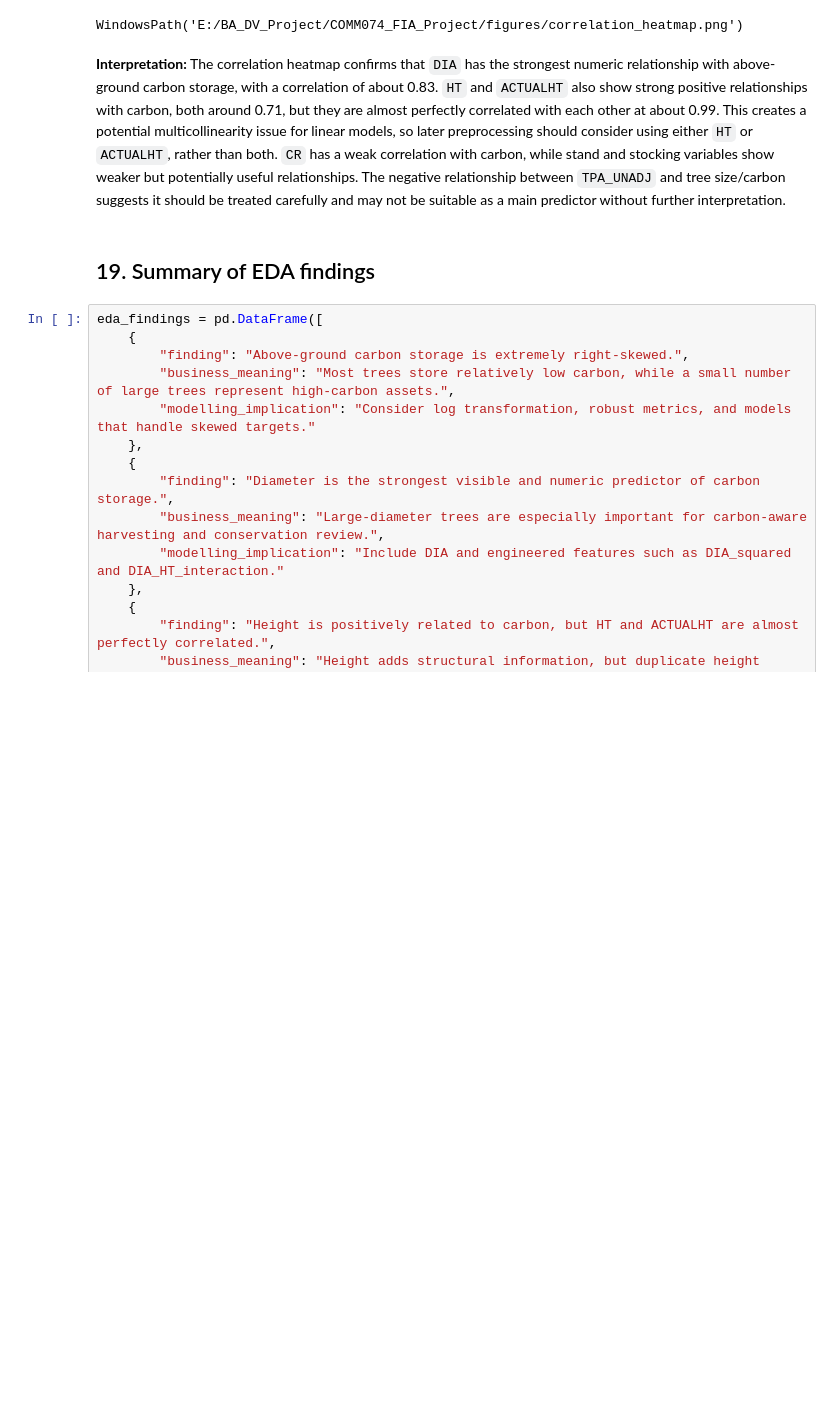
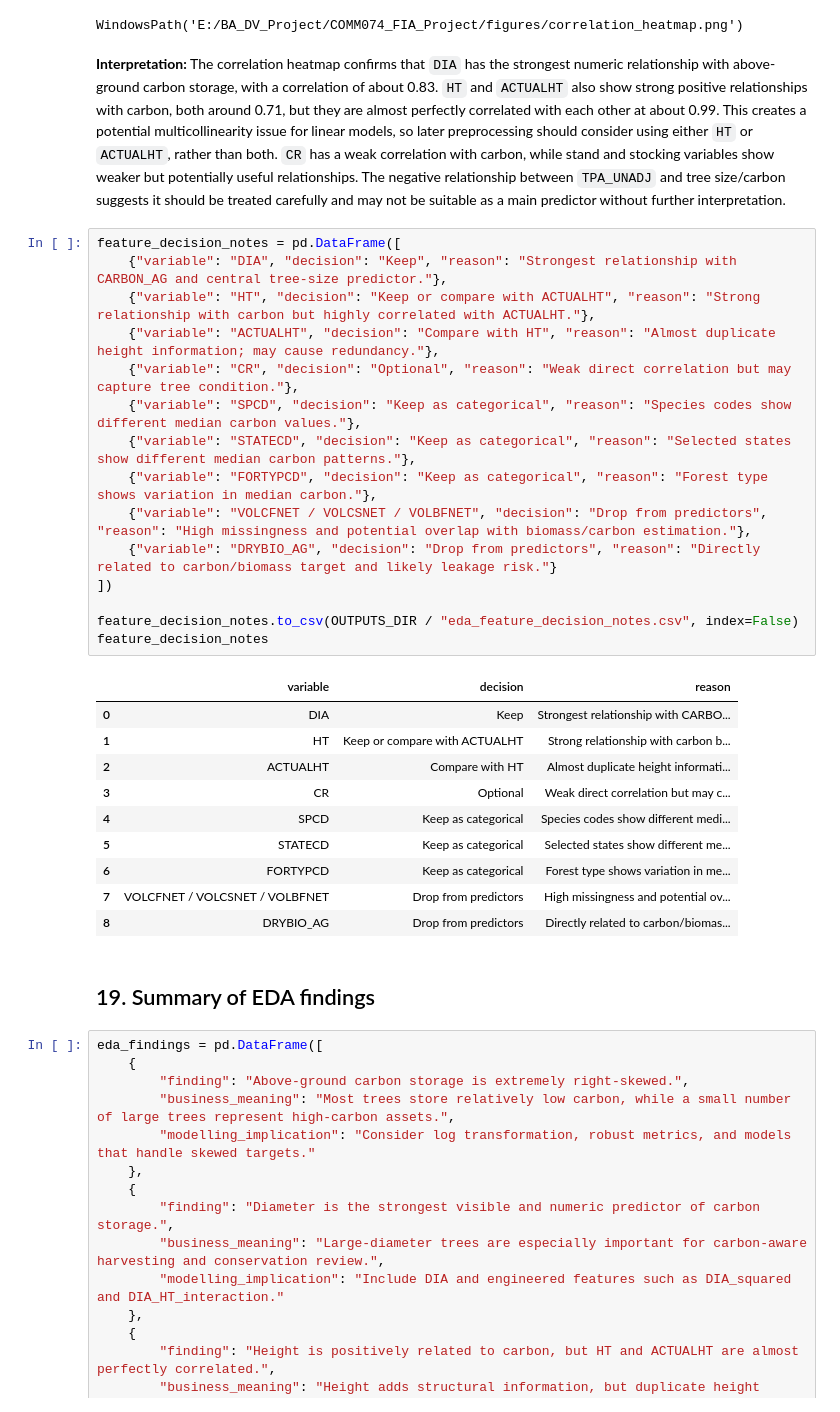
Before and after one commit to mzsh0608/COMM074-FIA-Preprocessing, a Jupyter notebook: notebooks/04_eda_tree_carbon_storage.ipynb, the cells around one changed output. Cells and saved outputs as stored; diff of their text form; blank space fills up the shorter version.

Commit message:
Refine EDA notebook logic and feature decision notes

```diff
--- a/notebooks/04_eda_tree_carbon_storage.ipynb
+++ b/notebooks/04_eda_tree_carbon_storage.ipynb
@@ -439,6 +449,32 @@ plot_correlation_heatmap(df)
 WindowsPath('E:/BA_DV_Project/COMM074_FIA_Project/figures/correlation_heatmap.png')
 # %% [markdown]
 **Interpretation:** The correlation heatmap confirms that `DIA` has the strongest numeric relationship with above-ground carbon storage, with a correlation of about 0.83. `HT` and `ACTUALHT` also show strong positive relationships with carbon, both around 0.71, but they are almost perfectly correlated with each other at about 0.99. This creates a potential multicollinearity issue for linear models, so later preprocessing should consider using either `HT` or `ACTUALHT`, rather than both. `CR` has a weak correlation with carbon, while stand and stocking variables show weaker but potentially useful relationships. The negative relationship between `TPA_UNADJ` and tree size/carbon suggests it should be treated carefully and may not be suitable as a main predictor without further interpretation.
+# %%
+feature_decision_notes = pd.DataFrame([
+    {"variable": "DIA", "decision": "Keep", "reason": "Strongest relationship with CARBON_AG and central tree-size predictor."},
+    {"variable": "HT", "decision": "Keep or compare with ACTUALHT", "reason": "Strong relationship with carbon but highly correlated with ACTUALHT."},
+    {"variable": "ACTUALHT", "decision": "Compare with HT", "reason": "Almost duplicate height information; may cause redundancy."},
+    {"variable": "CR", "decision": "Optional", "reason": "Weak direct correlation but may capture tree condition."},
+    {"variable": "SPCD", "decision": "Keep as categorical", "reason": "Species codes show different median carbon values."},
+    {"variable": "STATECD", "decision": "Keep as categorical", "reason": "Selected states show different median carbon patterns."},
+    {"variable": "FORTYPCD", "decision": "Keep as categorical", "reason": "Forest type shows variation in median carbon."},
+    {"variable": "VOLCFNET / VOLCSNET / VOLBFNET", "decision": "Drop from predictors", "reason": "High missingness and potential overlap with biomass/carbon estimation."},
+    {"variable": "DRYBIO_AG", "decision": "Drop from predictors", "reason": "Directly related to carbon/biomass target and likely leakage risk."}
+])
+
+feature_decision_notes.to_csv(OUTPUTS_DIR / "eda_feature_decision_notes.csv", index=False)
+feature_decision_notes
+# %% [output]
+|  | variable | decision | reason |
+| 0 | DIA | Keep | Strongest relationship with CARBO... |
+| 1 | HT | Keep or compare with ACTUALHT | Strong relationship with carbon b... |
+| 2 | ACTUALHT | Compare with HT | Almost duplicate height informati... |
+| 3 | CR | Optional | Weak direct correlation but may c... |
+| 4 | SPCD | Keep as categorical | Species codes show different medi... |
+| 5 | STATECD | Keep as categorical | Selected states show different me... |
+| 6 | FORTYPCD | Keep as categorical | Forest type shows variation in me... |
+| 7 | VOLCFNET / VOLCSNET / VOLBFNET | Drop from predictors | High missingness and potential ov... |
+| 8 | DRYBIO_AG | Drop from predictors | Directly related to carbon/biomas... |
 # %% [markdown]
 ## 19. Summary of EDA findings
 # %%
```
Also changed, not shown: parts of 2 cells of this notebook, 1 other file.
